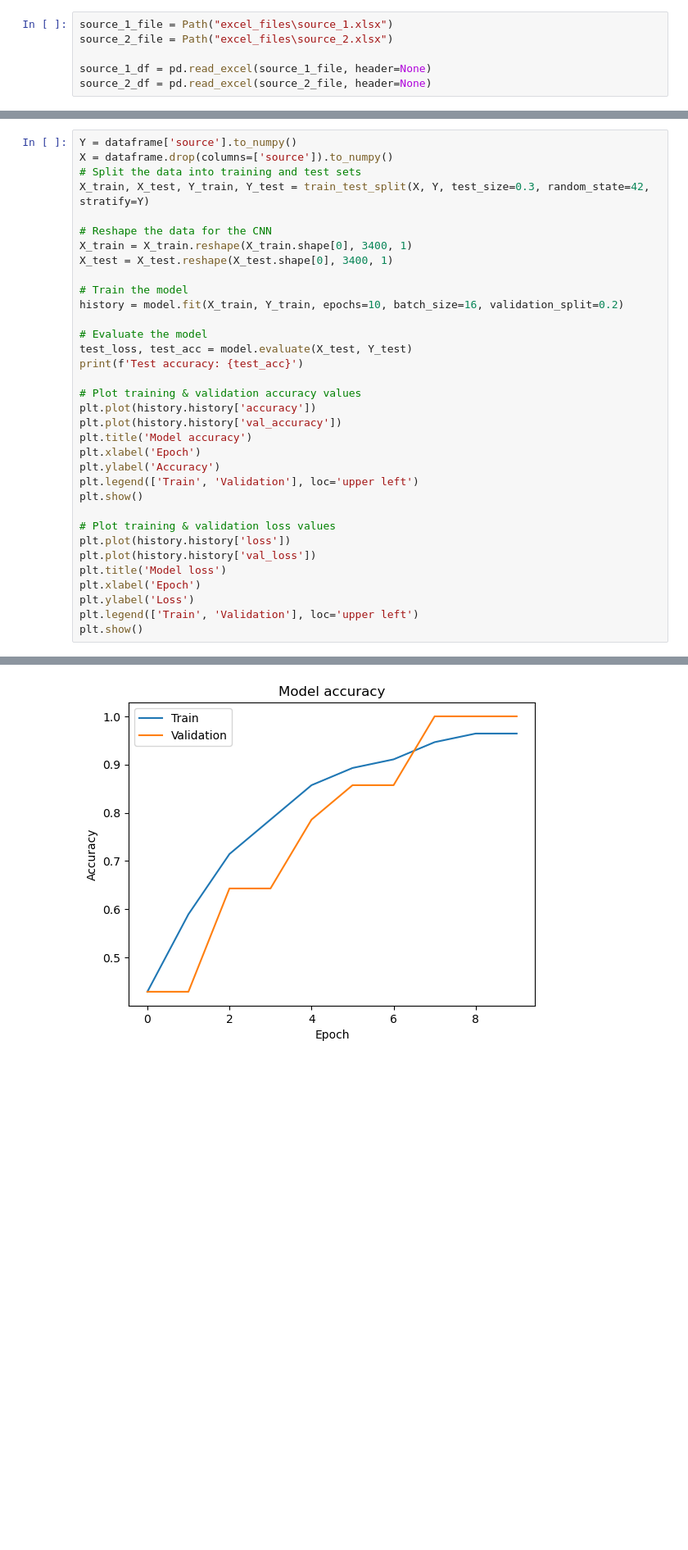
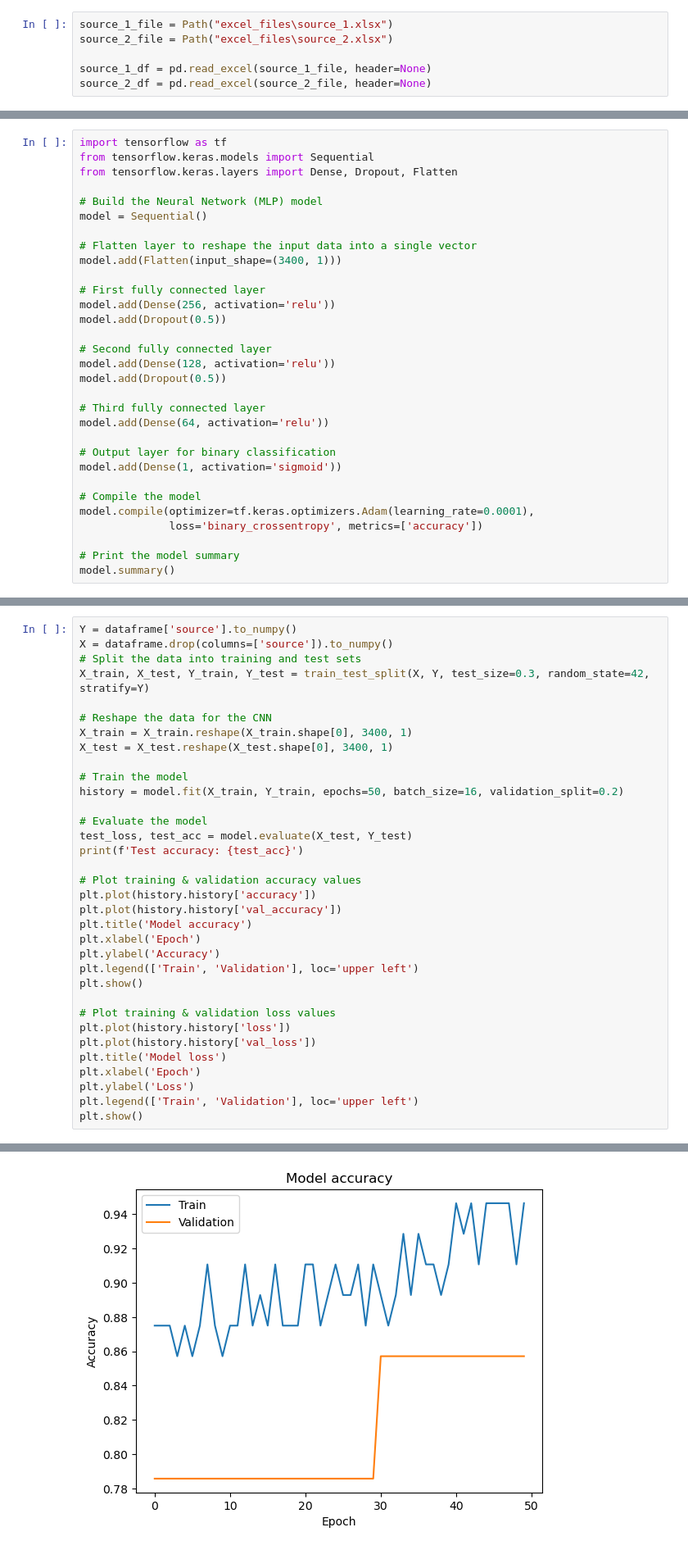
Before and after one commit to Muhammad-Talha-S/SignalClassificationNN, a Jupyter notebook: final_model_prepration.ipynb, the cells around one changed output, grey strips where cells are left out. Shown at 82% size. Cells and saved outputs as stored; diff of their text form; blank space fills up the shorter version.

```diff
--- a/final_model_prepration.ipynb
+++ b/final_model_prepration.ipynb
@@ -90,0 +73,31 @@ _________________________________________________________________
+# %%
+import tensorflow as tf
+from tensorflow.keras.models import Sequential
+from tensorflow.keras.layers import Dense, Dropout, Flatten
+
+# Build the Neural Network (MLP) model
+model = Sequential()
+
+# Flatten layer to reshape the input data into a single vector
+model.add(Flatten(input_shape=(3400, 1)))
+
+# First fully connected layer
+model.add(Dense(256, activation='relu'))
+model.add(Dropout(0.5))
+
+# Second fully connected layer
+model.add(Dense(128, activation='relu'))
+model.add(Dropout(0.5))
+
+# Third fully connected layer
+model.add(Dense(64, activation='relu'))
+
+# Output layer for binary classification
+model.add(Dense(1, activation='sigmoid'))
+
+# Compile the model
+model.compile(optimizer=tf.keras.optimizers.Adam(learning_rate=0.0001),
+              loss='binary_crossentropy', metrics=['accuracy'])
+
+# Print the model summary
+model.summary()
@@ -99,7 +130,7 @@ X_train = X_train.reshape(X_train.shape[0], 3400, 1)
 X_test = X_test.reshape(X_test.shape[0], 3400, 1)
 
 # Train the model
-history = model.fit(X_train, Y_train, epochs=10, batch_size=16, validation_split=0.2)
+history = model.fit(X_train, Y_train, epochs=50, batch_size=16, validation_split=0.2)
 
 # Evaluate the model
 test_loss, test_acc = model.evaluate(X_test, Y_test)
@@ -142,2 +173,2 @@ Epoch 10/10
 Test accuracy: 1.0
-[figure, old version]
+[figure, new version]
```
Also changed, not shown: parts of 6 cells of this notebook, 5 other files.
